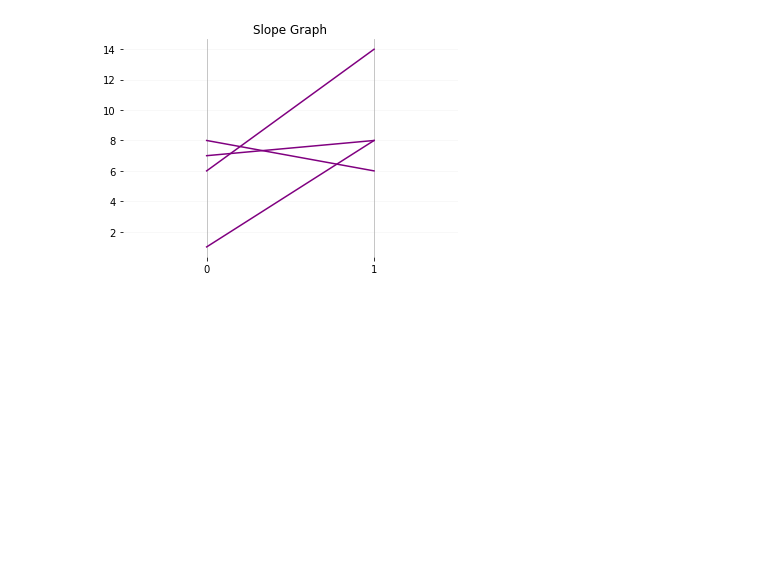
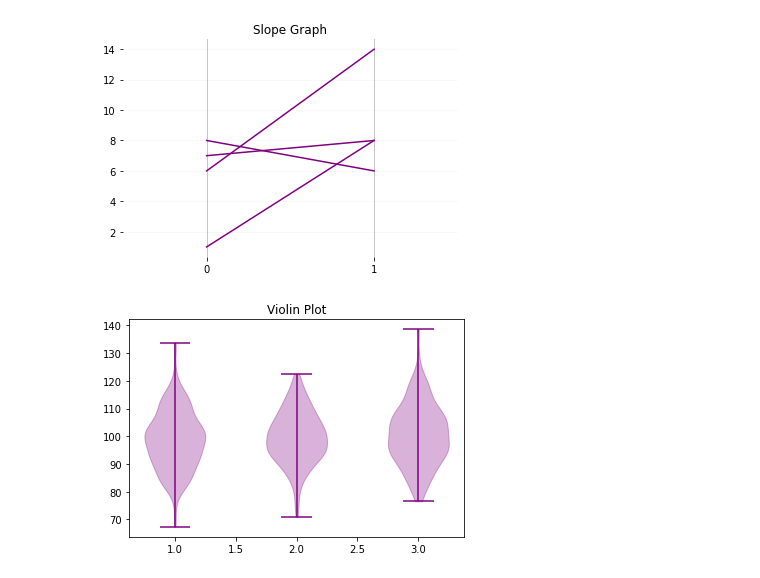
Before and after one commit to steffincodes/googlecolabnotbooks, a Jupyter notebook: Matplotlib101.ipynb, the cells around one changed output. Saved outputs shown, nothing was run; the diff lists cells and outputs as text; code cells hidden in the pictures; blank space fills up the shorter version.

Commit message:
🎻 Violin Plot

```diff
--- a/Matplotlib101.ipynb
+++ b/Matplotlib101.ipynb
@@ -299,3 +299,18 @@ ax.yaxis.grid('dashed','both',alpha=0.1)
 plt.title('Slope Graph');
 # %% [output]
 [figure]
+# %%
+import matplotlib.pyplot as plt
+import numpy as np
+
+data = np.random.normal(100,10,(200,3))
+violin = plt.violinplot(data)
+
+for part in ('cbars','cmins','cmaxes'):
+  violin[part].set_edgecolor('purple')
+for body in violin['bodies']:
+  body.set_color('purple')
+
+plt.title('Violin Plot');
+# %% [output]
+[figure, added]
```
